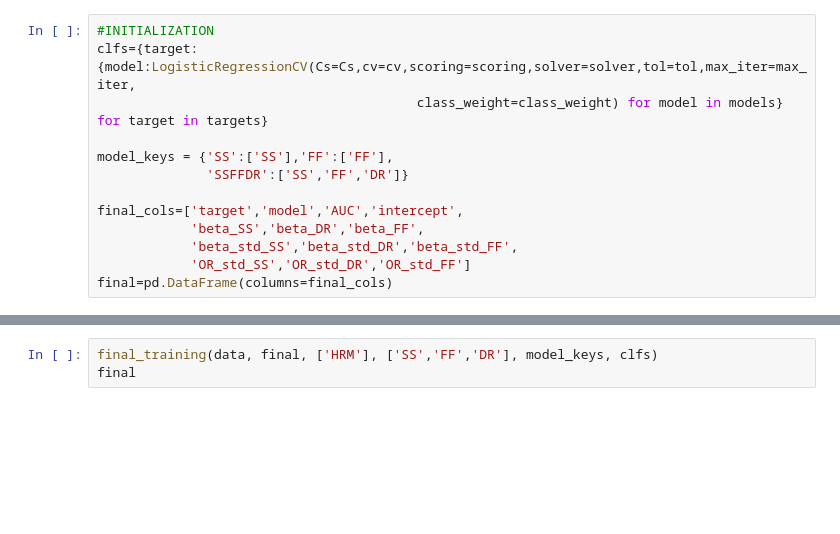
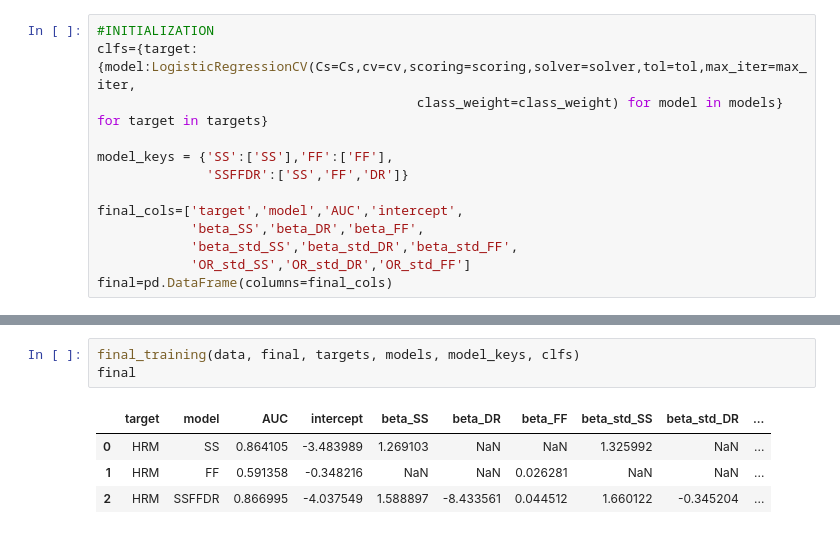
Before and after one commit to Kwamewusu/ml_portfolio, a Jupyter notebook: MASLD_prediction/masld_prediction.ipynb, the cells around one changed output, grey strips where cells are left out. Saved outputs shown, nothing was run; the diff lists cells and outputs as text; blank space fills up the shorter version.

```diff
--- a/MASLD_prediction/masld_prediction.ipynb
+++ b/MASLD_prediction/masld_prediction.ipynb
@@ -257,3 +286,8 @@ final=pd.DataFrame(columns=final_cols)
 # %%
-final_training(data, final, ['HRM'], ['SS','FF','DR'], model_keys, clfs)
+final_training(data, final, targets, models, model_keys, clfs)
 final
+# %% [output]
+|  | target | model | AUC | intercept | beta_SS | beta_DR | beta_FF | beta_std_SS | beta_std_DR | ... |
+| 0 | HRM | SS | 0.864105 | -3.483989 | 1.269103 | NaN | NaN | 1.325992 | NaN | ... |
+| 1 | HRM | FF | 0.591358 | -0.348216 | NaN | NaN | 0.026281 | NaN | NaN | ... |
+| 2 | HRM | SSFFDR | 0.866995 | -4.037549 | 1.588897 | -8.433561 | 0.044512 | 1.660122 | -0.345204 | ... |
```
Also changed, not shown: parts of 12 cells of this notebook, 1 other file.
